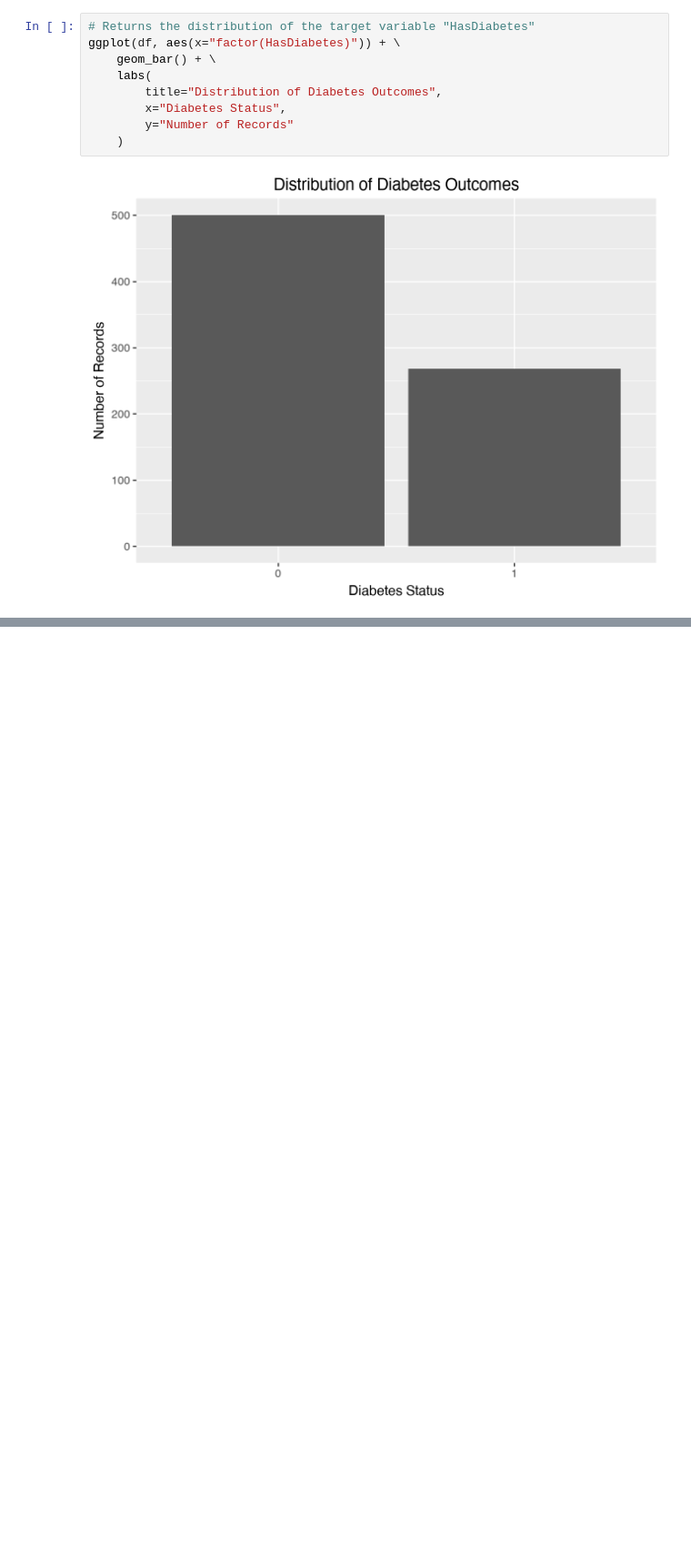
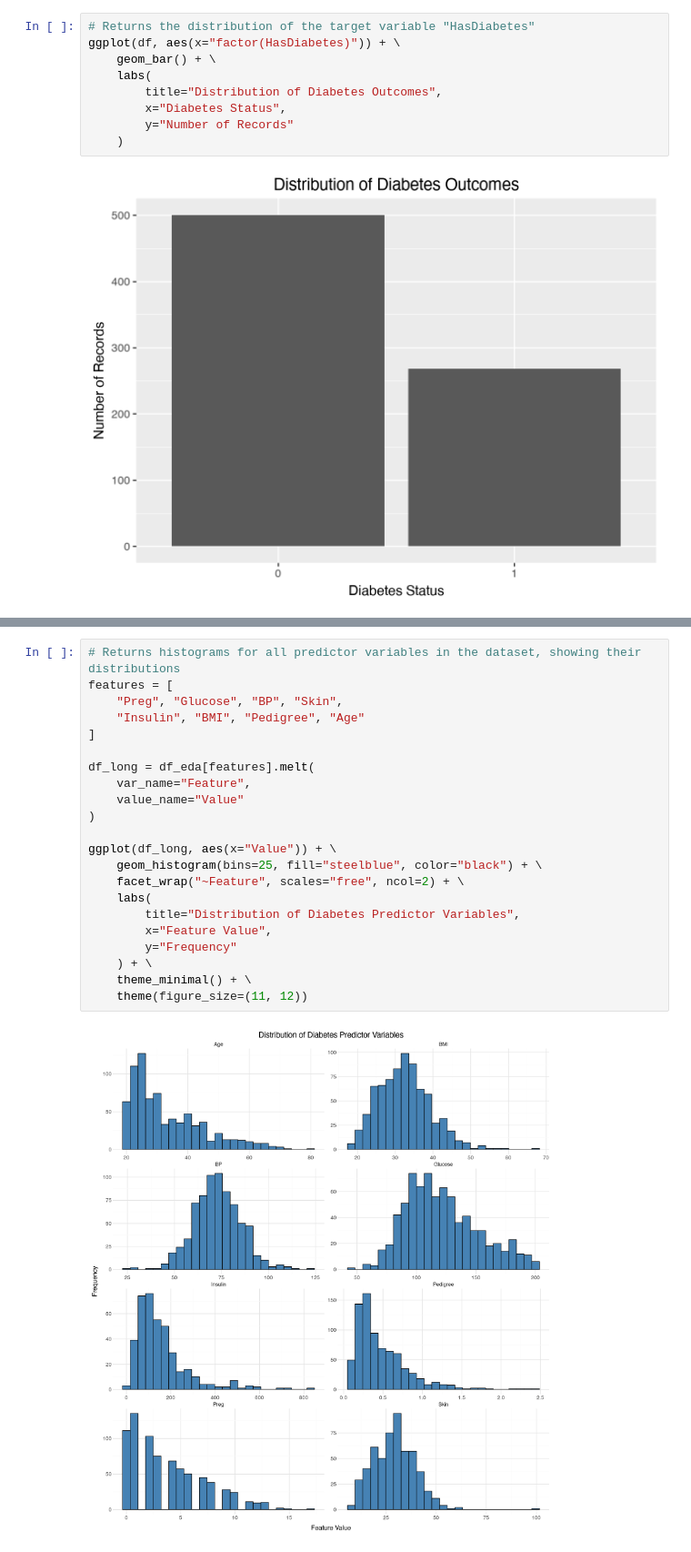
Before and after one commit to cchung3231/CPSC-483-Project, a Jupyter notebook: exploratory_analysis.ipynb, the cells around one changed output, grey strips where cells are left out. Shown at 91% size. Drawn from its saved outputs; the diff is of its cells as text; blank space fills up the shorter version.

```diff
--- a/exploratory_analysis.ipynb
+++ b/exploratory_analysis.ipynb
@@ -163,0 +240,24 @@ Based on the bar graph, there are 500 observations that do not have diabetes (65
+# %%
+# Returns histograms for all predictor variables in the dataset, showing their distributions
+features = [
+    "Preg", "Glucose", "BP", "Skin",
+    "Insulin", "BMI", "Pedigree", "Age"
+]
+
+df_long = df_eda[features].melt(
+    var_name="Feature",
+    value_name="Value"
+)
+
+ggplot(df_long, aes(x="Value")) + \
+    geom_histogram(bins=25, fill="steelblue", color="black") + \
+    facet_wrap("~Feature", scales="free", ncol=2) + \
+    labs(
+        title="Distribution of Diabetes Predictor Variables",
+        x="Feature Value",
+        y="Frequency"
+    ) + \
+    theme_minimal() + \
+    theme(figure_size=(11, 12))
+# %% [output]
+[figure, added]
```
Also changed, not shown: parts of 9 cells of this notebook.
